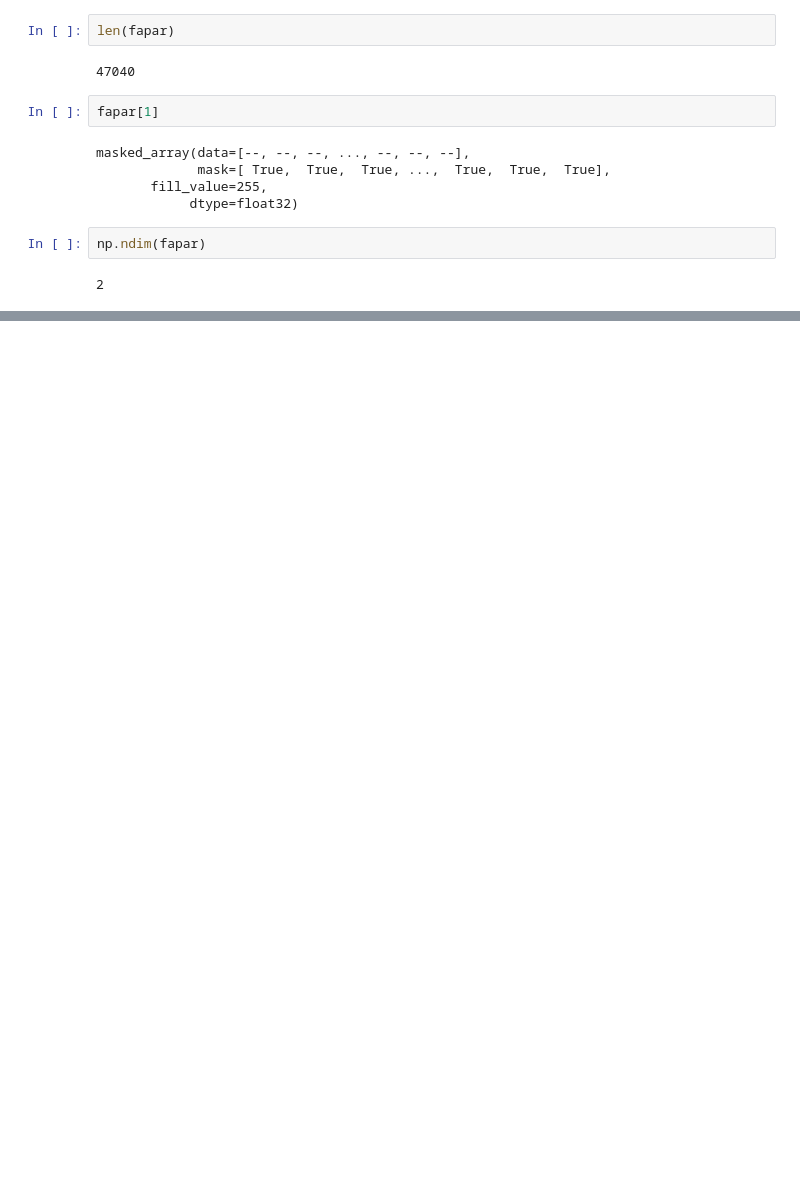
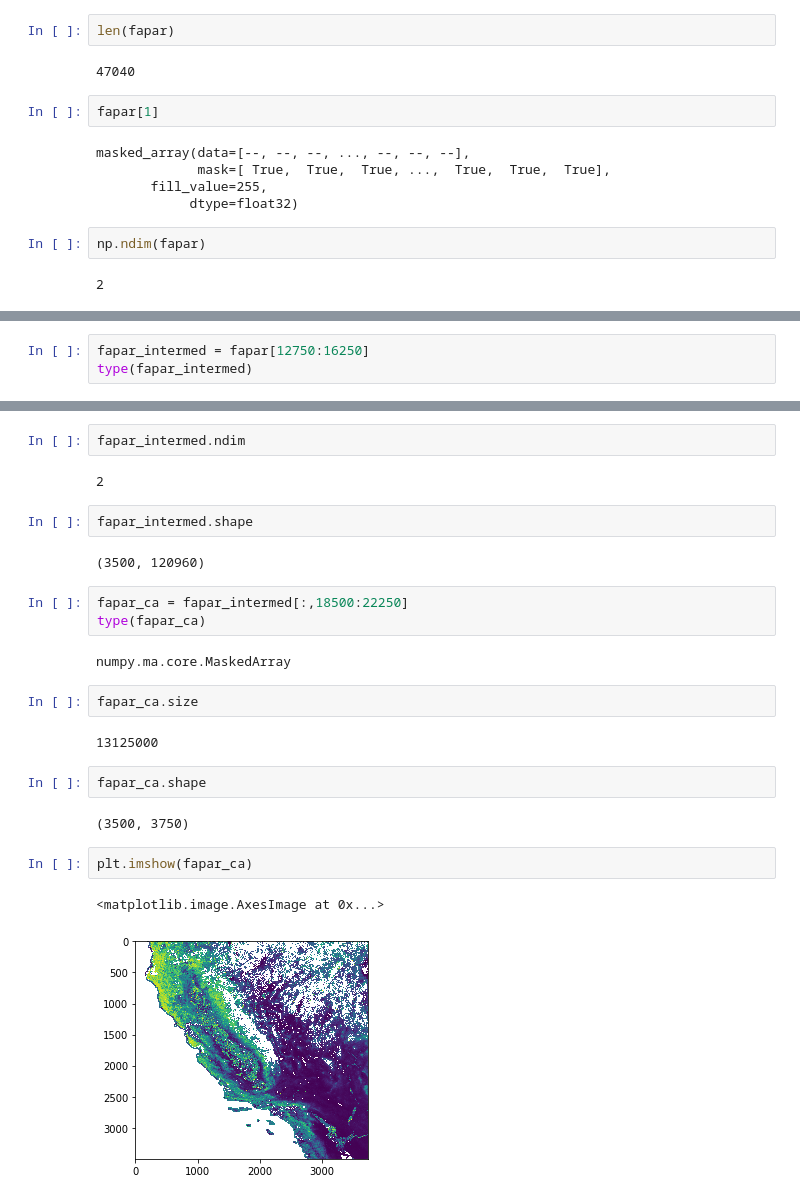
Before and after one commit to jayzuniga/w210_Wildfire, a Jupyter notebook: EDA/look at netCDF.ipynb, the cells around one changed output, grey strips where cells are left out. Drawn from its saved outputs; the diff is of its cells as text; blank space fills up the shorter version.

Commit message:
I plotted 1 FAPAR for CA!

```diff
--- a/EDA/look at netCDF.ipynb
+++ b/EDA/look at netCDF.ipynb
@@ -205,0 +282,3 @@ air_cyclic, lons_cyclic = shiftgrid(180., air_cyclic, lons_cyclic, start=False)
+# %%
+fapar_intermed = fapar[12750:16250]
+type(fapar_intermed)
@@ -205,0 +291,26 @@ air_cyclic, lons_cyclic = shiftgrid(180., air_cyclic, lons_cyclic, start=False)
+# %%
+fapar_intermed.ndim
+# %% [output]
+2
+# %%
+fapar_intermed.shape
+# %% [output]
+(3500, 120960)
+# %%
+fapar_ca = fapar_intermed[:,18500:22250]
+type(fapar_ca)
+# %% [output]
+numpy.ma.core.MaskedArray
+# %%
+fapar_ca.size
+# %% [output]
+13125000
+# %%
+fapar_ca.shape
+# %% [output]
+(3500, 3750)
+# %%
+plt.imshow(fapar_ca)
+# %% [output]
+<matplotlib.image.AxesImage at 0x...>
+[figure, added]
```
Also changed, not shown: parts of 38 cells of this notebook.
